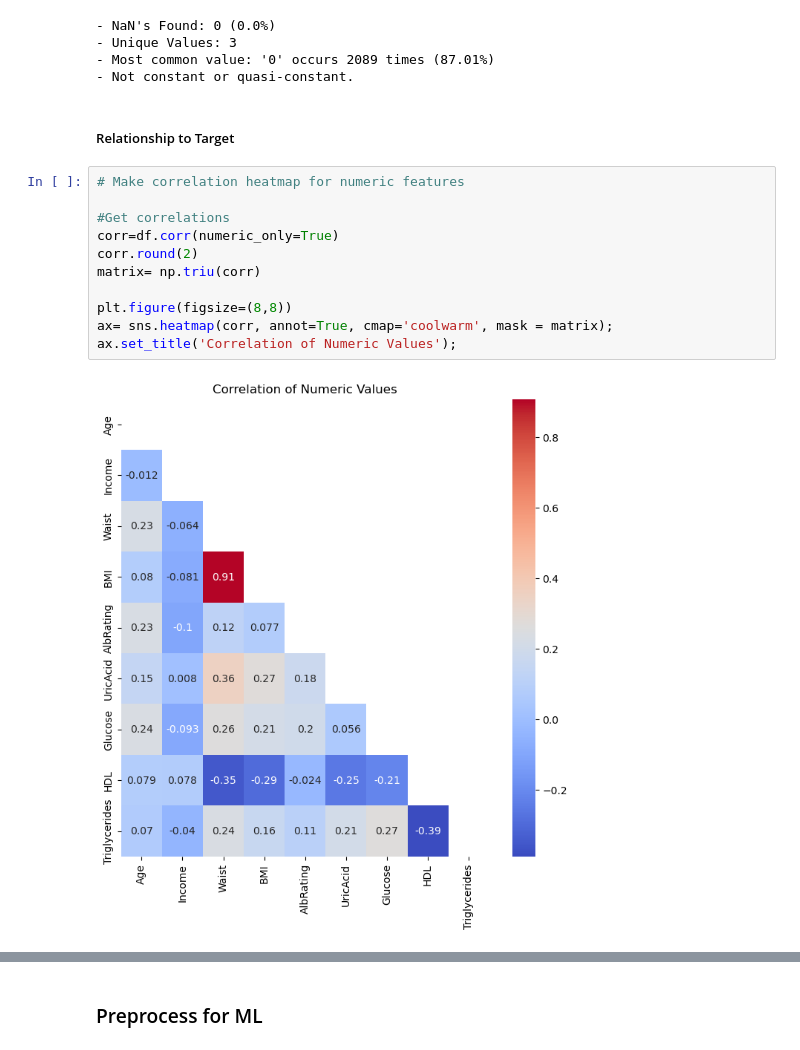
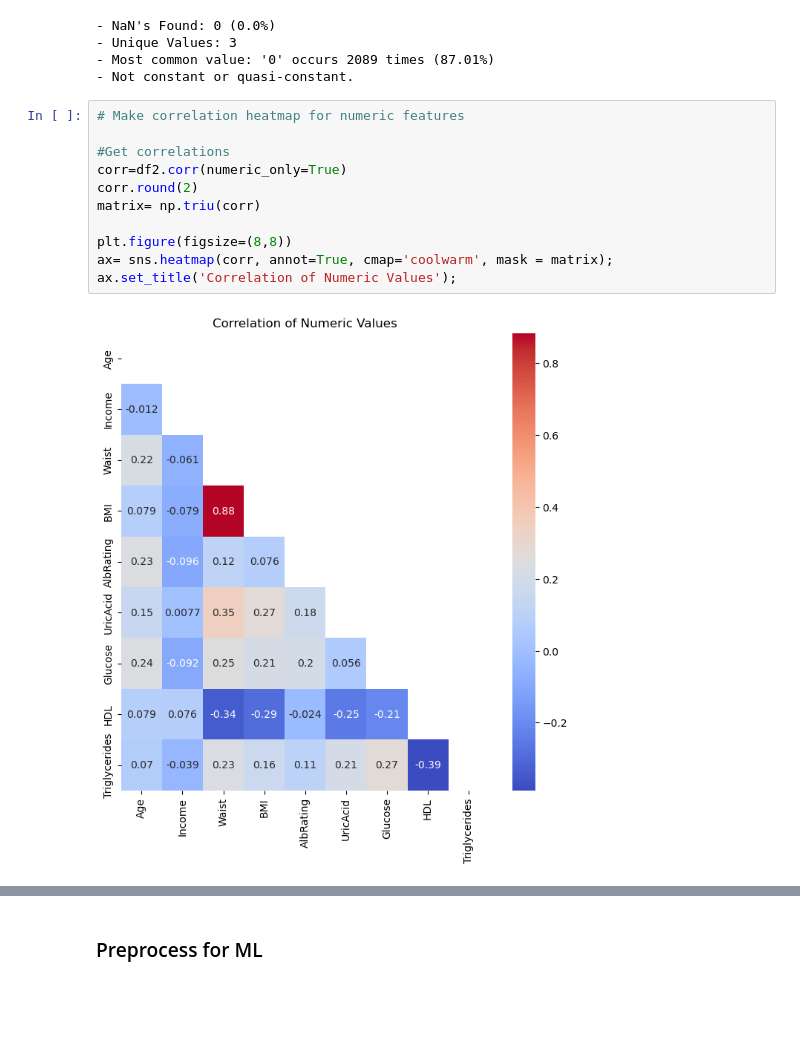
Before and after one commit to SeeBee8/Metabolic-Syndrome-Prediction, a Jupyter notebook: MetSPrediction.ipynb, the cells around one changed output, grey strips where cells are left out. Drawn from its saved outputs; the diff is of its cells as text; blank space fills up the shorter version.

```diff
--- a/MetSPrediction.ipynb
+++ b/MetSPrediction.ipynb
@@ -807,18 +709,16 @@ explore_categorical(df2, 'AlbRating');
 - Unique Values: 3
 - Most common value: '0' occurs 2089 times (87.01%)
 - Not constant or quasi-constant.
-# %% [markdown]
-##### Relationship to Target
 # %%
 # Make correlation heatmap for numeric features
 
 #Get correlations
-corr=df.corr(numeric_only=True)
+corr=df2.corr(numeric_only=True)
 corr.round(2)
 matrix= np.triu(corr)
 
 plt.figure(figsize=(8,8))
 ax= sns.heatmap(corr, annot=True, cmap='coolwarm', mask = matrix);
 ax.set_title('Correlation of Numeric Values');
 # %% [output]
-[figure, old version]
+[figure, new version]
```
Also changed, not shown: parts of 59 cells of this notebook, 1 other file.
